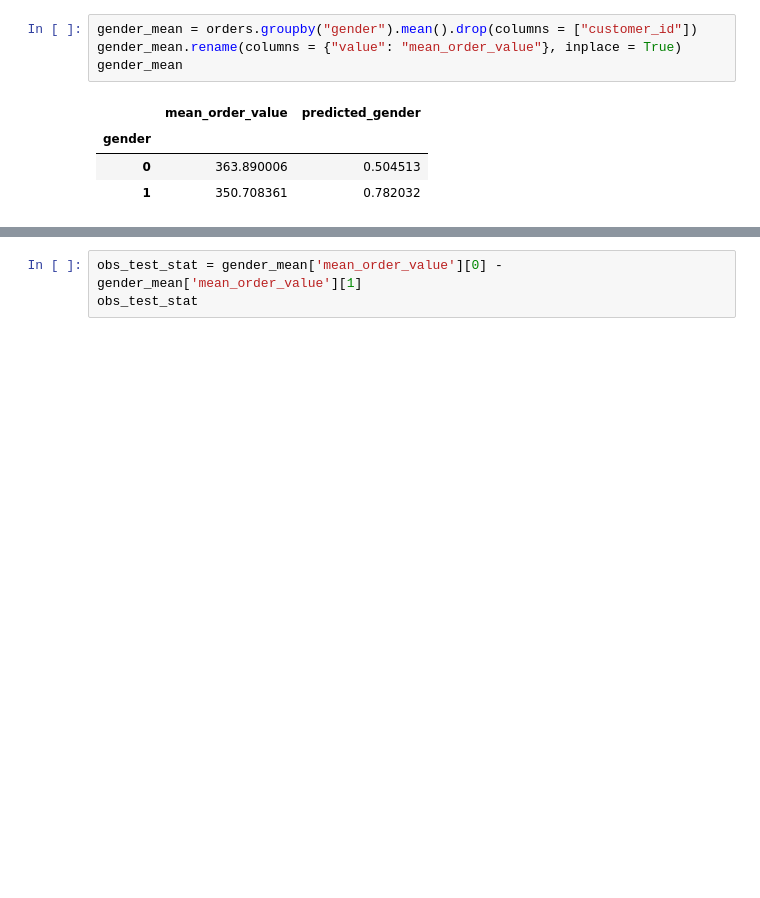
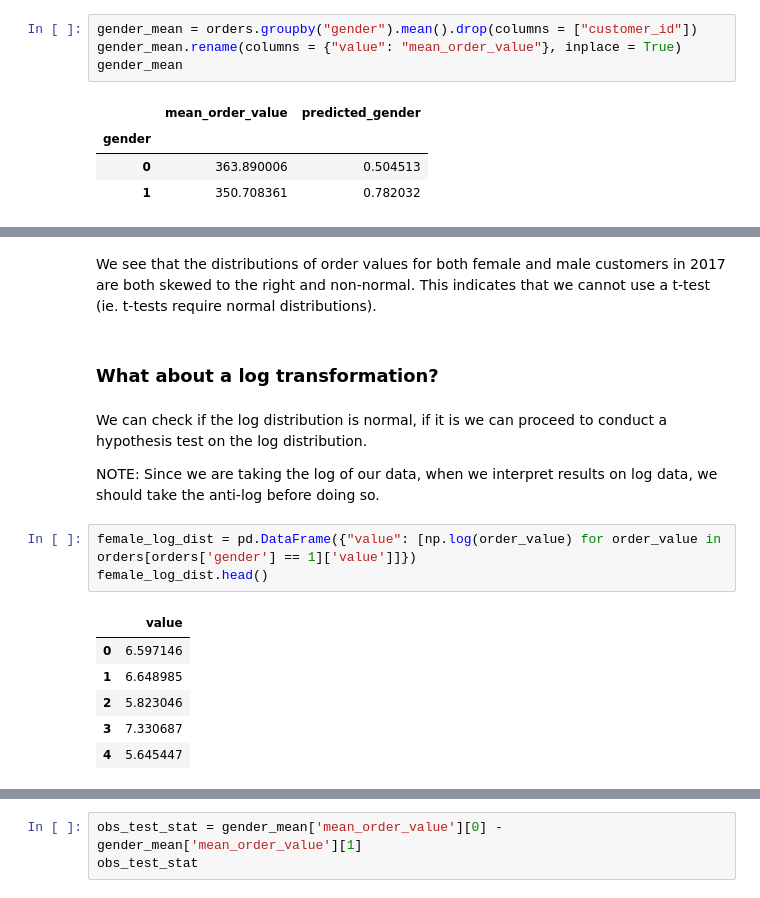
Before and after one commit to akong4110/EDA, a Jupyter notebook: EDA.ipynb, the cells around one changed output, grey strips where cells are left out. Drawn from its saved outputs; the diff is of its cells as text; blank space fills up the shorter version.

```diff
--- a/EDA.ipynb
+++ b/EDA.ipynb
@@ -223,0 +243,18 @@ To answer whether or not the difference between the mean order value for female
+# %% [markdown]
+We see that the distributions of order values for both female and male customers in 2017 are both skewed to the right and non-normal. This indicates that we cannot use a t-test (ie. t-tests require normal distributions).
+# %% [markdown]
+### What about a log transformation?
+# %% [markdown]
+We can check if the log distribution is normal, if it is we can proceed to conduct a hypothesis test on the log distribution.
+
+NOTE: Since we are taking the log of our data, when we interpret results on log data, we should take the anti-log before doing so.
+# %%
+female_log_dist = pd.DataFrame({"value": [np.log(order_value) for order_value in orders[orders['gender'] == 1]['value']]})
+female_log_dist.head()
+# %% [output]
+|  | value |
+| 0 | 6.597146 |
+| 1 | 6.648985 |
+| 2 | 5.823046 |
+| 3 | 7.330687 |
+| 4 | 5.645447 |
```
Also changed, not shown: parts of 26 cells of this notebook.
